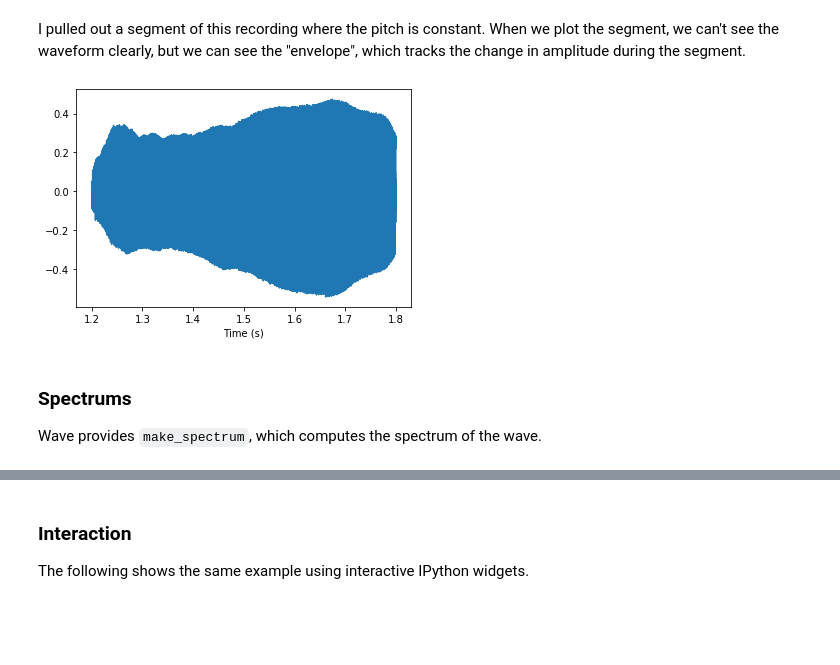
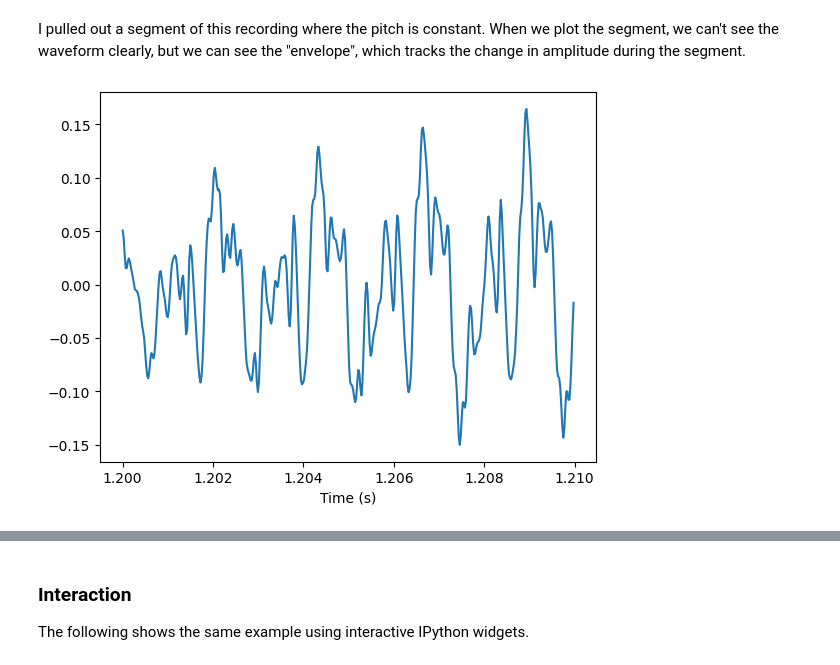
Before and after one commit to rasoft/ThinkDSP, a Jupyter notebook: note/chap01note.ipynb, the cells around one changed output, grey strips where cells are left out. Cells and saved outputs as stored; diff of their text form; code cells hidden in the pictures; blank space fills up the shorter version.

```diff
--- a/note/chap01note.ipynb
+++ b/note/chap01note.ipynb
@@ -36,3 +188,5 @@ from thinkdsp import decorate
 # %%
 if not os.path.exists('92002__jcveliz__violin-origional.wav'):
     !wget https://github.com/AllenDowney/ThinkDSP/raw/master/code/92002__jcveliz__violin-origional.wav
+
+violin_wave = thinkdsp.read_wave('92002__jcveliz__violin-origional.wav')
@@ -48,13 +221,9 @@ wave.make_audio()
 I pulled out a segment of this recording where the pitch is constant.  When we plot the segment, we can't see the waveform clearly, but we can see the "envelope", which tracks the change in amplitude during the segment.
 # %%
 start = 1.2
-duration = 0.6
-segment = wave.segment(start, duration)
+duration = 0.01
+segment = violin_wave.segment(start, duration)
 segment.plot()
 plt.xlabel('Time (s)');
 # %% [output]
-[figure, old version]
+[figure, new version]
-# %% [markdown]
-### Spectrums
-
-Wave provides `make_spectrum`, which computes the spectrum of the wave.
```
Also changed, not shown: parts of 52 cells of this notebook, 3 other files.
